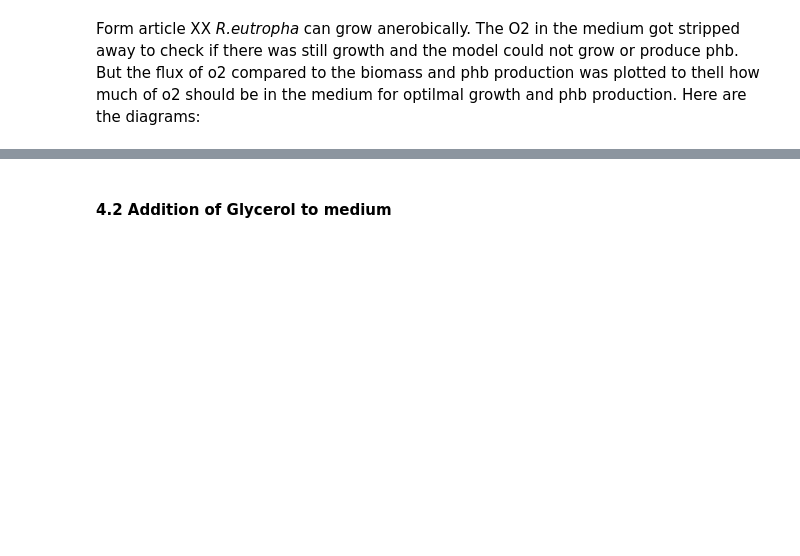
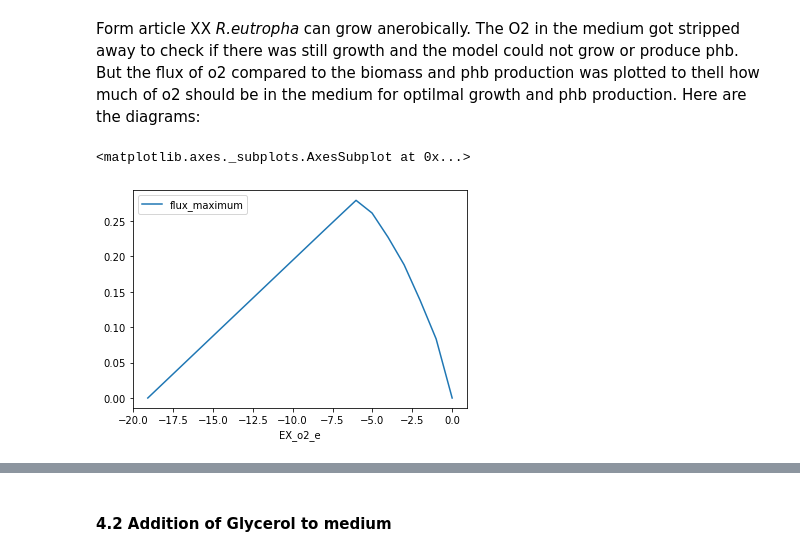
Before and after one commit to 27410/group-assignment-2021-group_2_pha-production, a Jupyter notebook: Report.ipynb, the cells around one changed output, grey strips where cells are left out. Saved outputs shown, nothing was run; the diff lists cells and outputs as text; code cells hidden in the pictures; blank space fills up the shorter version.

```diff
--- a/Report.ipynb
+++ b/Report.ipynb
@@ -105,22 +104,23 @@ The model have uses D-fructose as a C-source. In the model there was also exchan
 # %%
 with model:
     medium = model.medium
-    medium['EX_o2_e'] = 0
-    print(medium)
-    model.medium=medium
+    medium['EX_fru_e'] = 3
+    #print(medium)
+    model.medium = medium
 
     model.objective = model.reactions.EX_BIOMASS_c
     solution=model.optimize()
     print(model.summary())
-
     print('The current theoretical maximum biomass productivity:', solution.fluxes['EX_BIOMASS_c'], 'h')
+    fruBM=solution.fluxes['EX_BIOMASS_c']
     print('----------------')
-
     model.objective = model.reactions.EX_pbhb_e
     phb_production=model.optimize().objective_value
-    print('The current maximum theoretical productivity for making PHB:', phb_production , 'mmol/gDW*h')
+    solution= model.optimize()
+    print('The maximum theoretical productivity for making PHB:', phb_production , 'mmol/gDW*h')
+    fruPHB=phb_production
     print('----------------')
-
     maximum_yield = phb_production / (-1*(model.reactions.EX_fru_e.flux))
-    print('Maximum theoretical yield =', maximum_yield, 'mmol phb/mmol Fructose')
-    print(model.summary())
+    print('Maximum theoretical yield =', maximum_yield, 'mmol phb/mmol fructose')
+    fruYLD=maximum_yield
+    fruData=[fruBM.round(3), round(fruPHB,3),round(fruYLD,3)]
@@ -220,3 +281,17 @@ print("C-source ","\t","Biomass " , "\t","\t", "PHB production ", "\t" , "\t","Y
 The model has a higher biomass, phb-production and yield when growing on fructose compeard to the other C-sourses.
 # %% [markdown]
 Form article XX  _R.eutropha_ can grow anerobically. The O2 in the medium got stripped away to check if there was still growth and the model could not grow or produce phb. But the flux of o2 compared to the biomass and phb production was plotted to thell how much of o2 should be in the medium for optilmal growth and phb production. Here are the diagrams:
+# %%
+with model:
+    medium = model.medium
+    medium['EX_o2_e'] = 1000
+    model.medium = medium
+
+    ppp_biomass = production_envelope(model,
+                    reactions=[model.reactions.EX_o2_e],
+                    objective=model.reactions.EX_BIOMASS_c)
+# %%
+ppp_biomass.plot(x='EX_o2_e', y='flux_maximum')
+# %% [output]
+<matplotlib.axes._subplots.AxesSubplot at 0x...>
+[figure, added]
```
Also changed, not shown: parts of 11 cells of this notebook.
